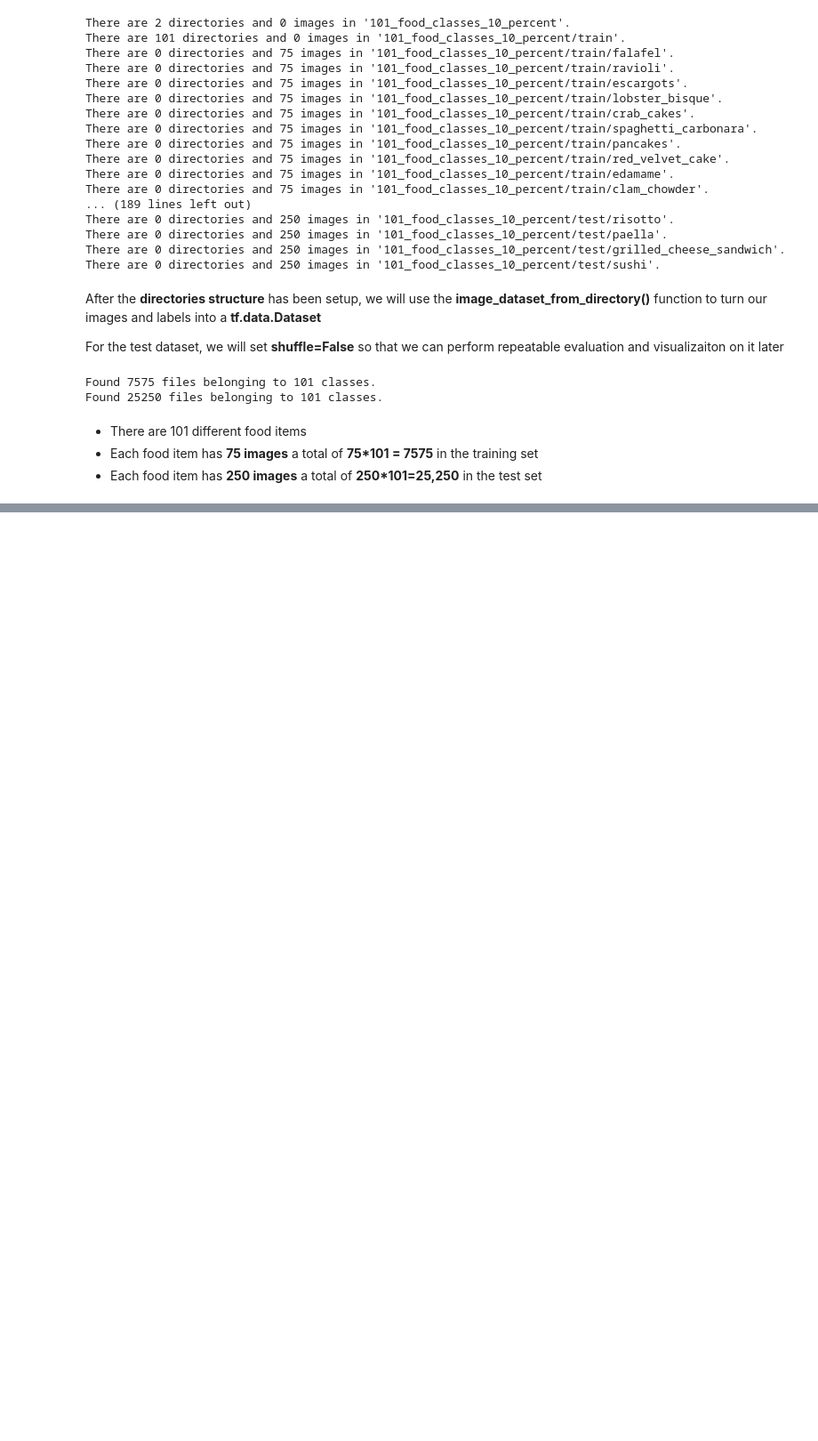
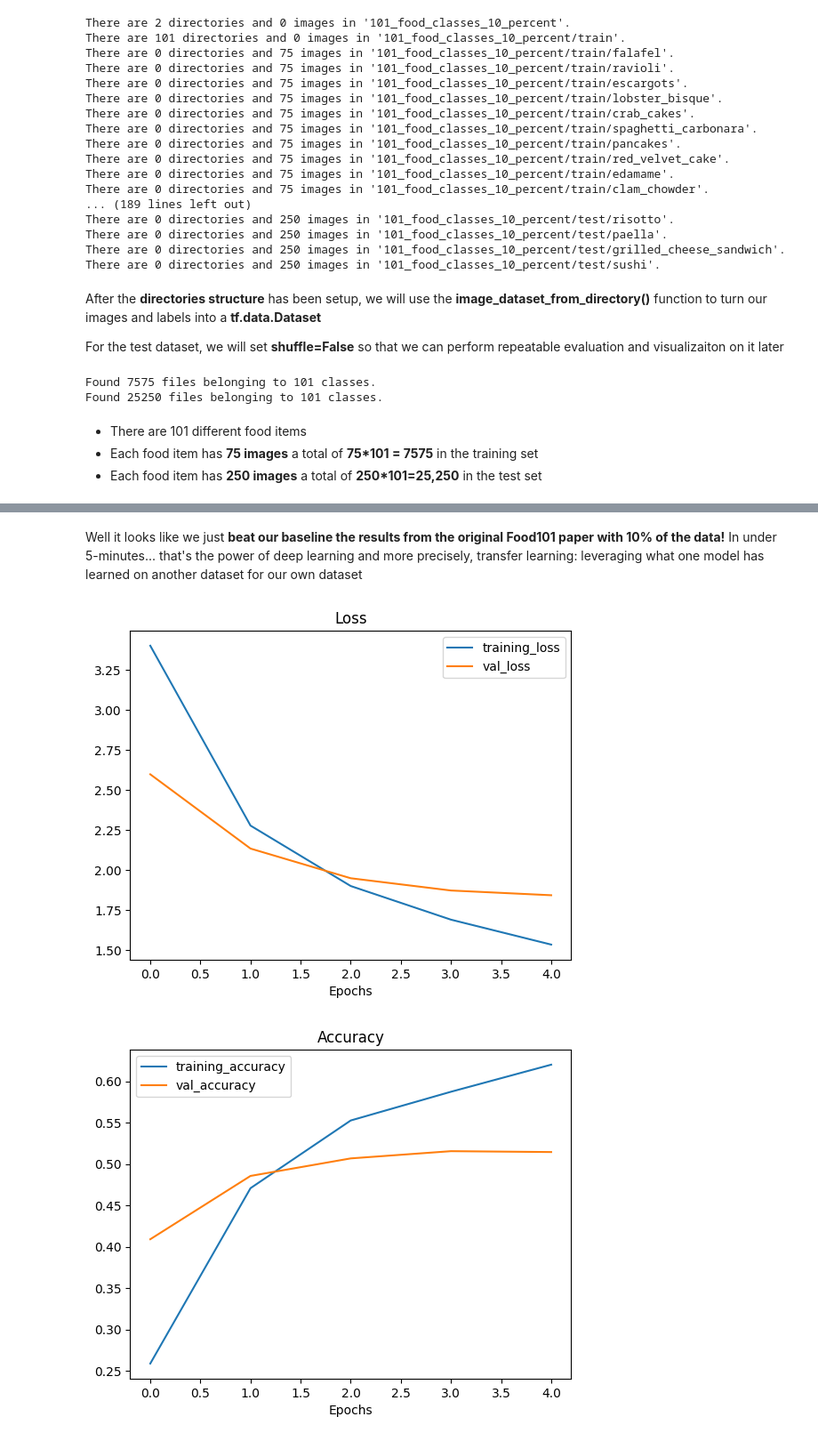
Before and after one commit to Amirzeb-badshah/DeepLearning_With_TensorFlow-Course, a Jupyter notebook: Transfer_learning_005_2.ipynb, the cells around one changed output, grey strips where cells are left out. Shown at 89% size. Cells and saved outputs as stored; diff of their text form; code cells hidden in the pictures; blank space fills up the shorter version.

```diff
--- a/Transfer_learning_005_2.ipynb
+++ b/Transfer_learning_005_2.ipynb
@@ -376,0 +401,13 @@ Found 25250 files belonging to 101 classes.
+# %%
+from tensorflow.keras import layers
+from tensorflow.keras.models import Sequential
+
+## NEW: Newer versions of TensorFlow (2.10+) can use the tensorflow.keras.layers API directly for data augmentation
+data_augmentation = Sequential([
+  layers.RandomFlip("horizontal"),
+  layers.RandomRotation(0.2),
+  layers.RandomZoom(0.2),
+  layers.RandomHeight(0.2),
+  layers.RandomWidth(0.2),
+  # preprocessing.Rescaling(1./255) # keep for ResNet50V2, remove for EfficientNetB0
+], name ="data_augmentation")
@@ -376,0 +422,14 @@ Found 25250 files belonging to 101 classes.
+# %%
+from tensorflow.keras import layers
+
+# Setup a base model and freeze it's top layers
+base_model = tf.keras.applications.EfficientNetB0(include_top=False)
+base_model.trainable = False
+
+# Setup model architecture starting with a trainable top layers
+inputs = layers.Input(shape=(224, 224, 3), name="input_layer")
+x = data_augmentation(inputs)
+x = base_model(x, training=False)
+x= layers.GlobalAveragePooling2D(name="global_average_pooling_layer")(x)
+outputs = layers.Dense(len(train_data_10_percent.class_names), activation="softmax", name="output_layer")(x)
+model = tf.keras.Model(inputs, outputs)
@@ -376,0 +463,12 @@ Found 25250 files belonging to 101 classes.
+# %%
+# Compile
+model.compile(loss="categorical_crossentropy",
+              optimizer=tf.keras.optimizers.Adam(), # use Adam with default settings
+              metrics=["accuracy"])
+
+# Fit
+history_all_classes_10_percent = model.fit(train_data_10_percent,
+                                           epochs=5, # fit for 5 epochs to keep experiments quick
+                                           validation_data=test_data,
+                                           validation_steps=int(0.15 * len(test_data)), # evaluate on smaller portion of test data
+                                           callbacks=[checkpoint_callback]) # save best model weights to file
@@ -376,0 +486,7 @@ Found 25250 files belonging to 101 classes.
+# %% [markdown]
+Well it looks like we just **beat our baseline the results from the original Food101 paper with 10% of the data!** In under 5-minutes... that's the power of deep learning and more precisely, transfer learning: leveraging what one model has learned on another dataset for our own dataset
+# %%
+plot_loss_curves(history_all_classes_10_percent)
+# %% [output]
+[figure, added]
+[figure, added]
```
Also changed, not shown: parts of 21 cells of this notebook.
